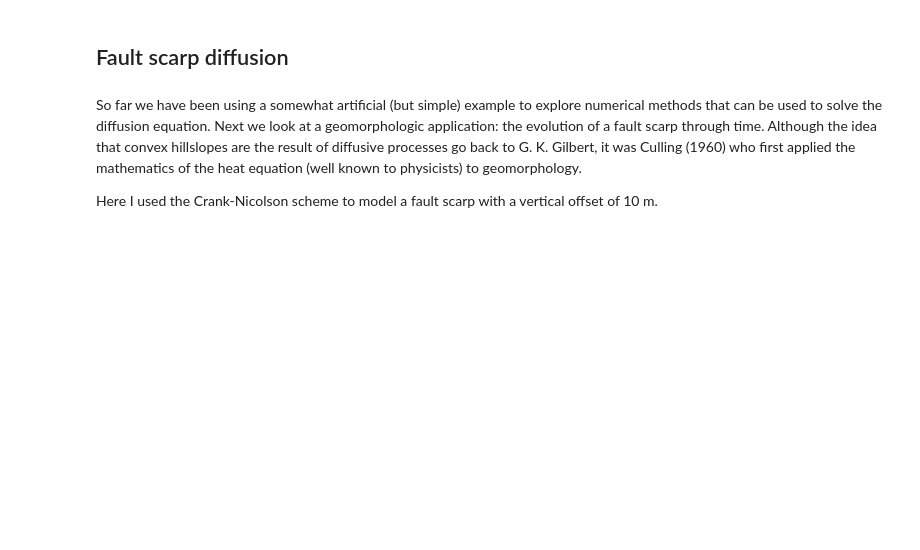
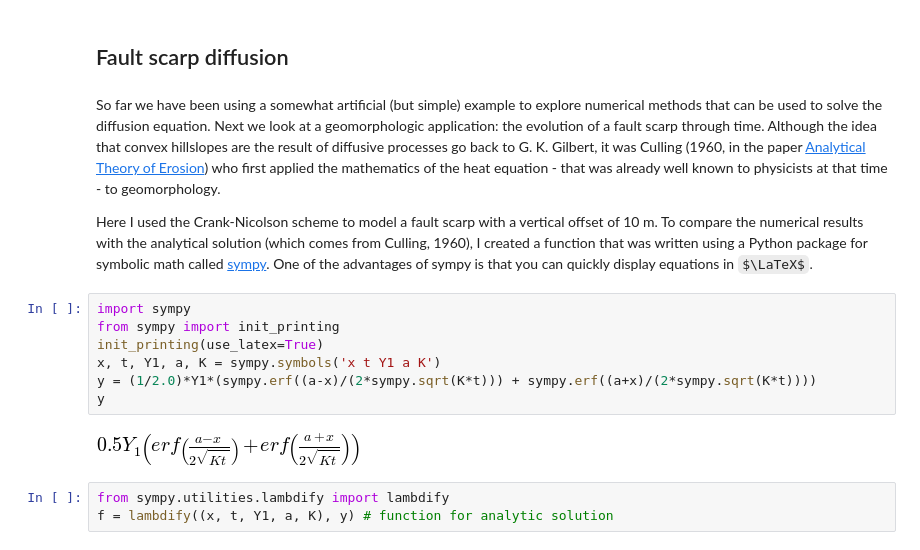
Before and after one commit to zsylvester/notebooks, a Jupyter notebook: diffusion_equation.ipynb, the cells around one changed output. Saved outputs shown, nothing was run; the diff lists cells and outputs as text; some formulas as TeX source; blank space fills up the shorter version.

Commit message:
analytic solution for fault scarp model
+ other cleanup

```diff
--- a/diffusion_equation.ipynb
+++ b/diffusion_equation.ipynb
@@ -389,7 +390,19 @@ plt.title('Crank-Nicolson scheme',fontsize=14);
 # %% [markdown]
 ## Fault scarp diffusion
 # %% [markdown]
-So far we have been using a somewhat artificial (but simple) example to explore numerical methods that can be used to solve the diffusion equation. Next we look at a geomorphologic application: the evolution of a fault scarp through time. Although the idea that convex hillslopes are the result of diffusive processes go back to G. K. Gilbert, it was Culling (1960) who first applied the mathematics of the heat equation (well known to physicists) to geomorphology.
+So far we have been using a somewhat artificial (but simple) example to explore numerical methods that can be used to solve the diffusion equation. Next we look at a geomorphologic application: the evolution of a fault scarp through time. Although the idea that convex hillslopes are the result of diffusive processes go back to G. K. Gilbert, it was Culling (1960, in the paper [Analytical Theory of Erosion](http://www.jstor.org/stable/30059222)) who first applied the mathematics of the heat equation - that was already well known to physicists at that time - to geomorphology.
 
-Here I used the Crank-Nicolson scheme to model a fault scarp with a vertical offset of 10 m.
+Here I used the Crank-Nicolson scheme to model a fault scarp with a vertical offset of 10 m. To compare the numerical results with the analytical solution (which comes from Culling, 1960), I created a function that was written using a Python package for symbolic math called [sympy](http://sympy.org). One of the advantages of sympy is that you can quickly display equations in $\LaTeX$.
+# %%
+import sympy
+from sympy import init_printing
+init_printing(use_latex=True)
+x, t, Y1, a, K = sympy.symbols('x t Y1 a K')
+y = (1/2.0)*Y1*(sympy.erf((a-x)/(2*sympy.sqrt(K*t))) + sympy.erf((a+x)/(2*sympy.sqrt(K*t))))
+y
+# %% [output]
+[figure, added]
+# %%
+from sympy.utilities.lambdify import lambdify
+f = lambdify((x, t, Y1, a, K), y) # function for analytic solution
 # %%
```
Also changed, not shown: parts of 11 cells of this notebook.
